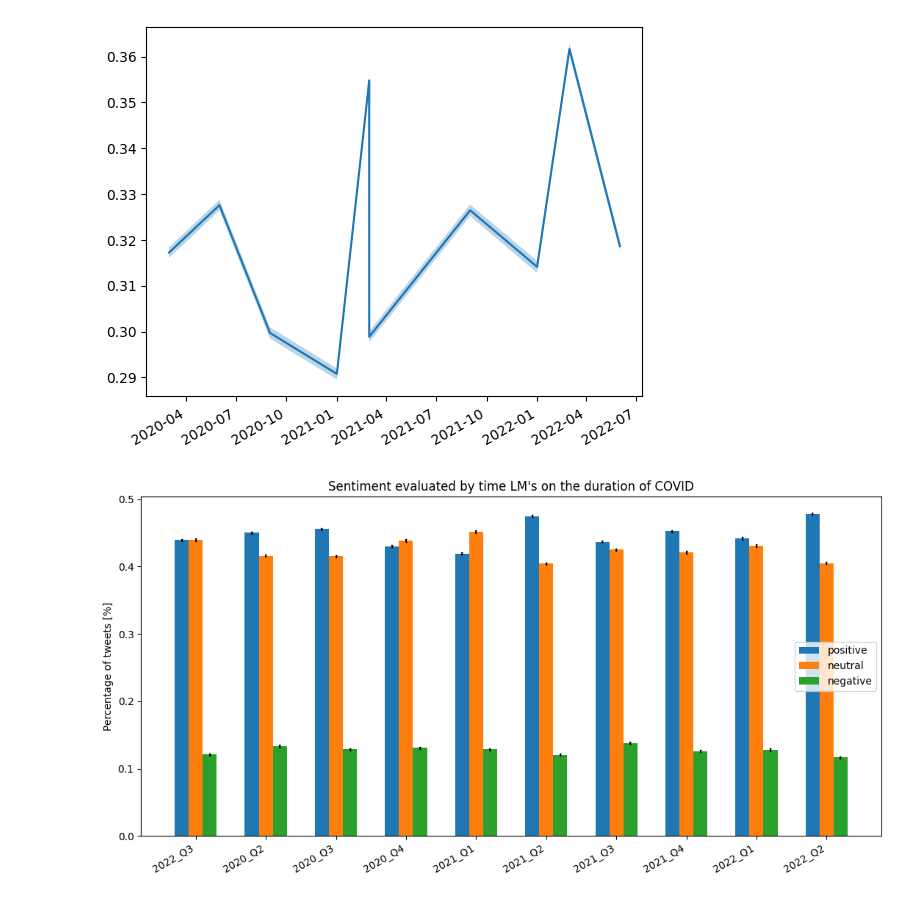
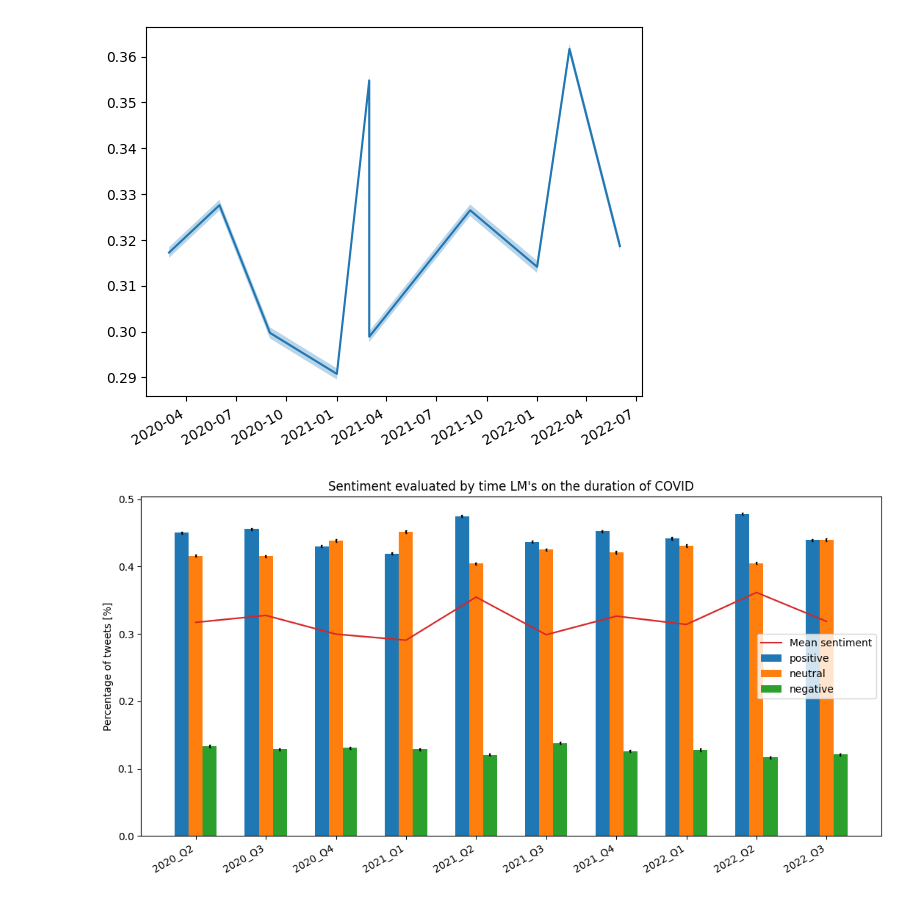
Before and after one commit to Magdk01/Twitter-Emotion-Covid-Project, a Jupyter notebook: sentiment_evaluation/eval_time_lm/basic_evaluation.ipynb, the cells around one changed output. Saved outputs shown, nothing was run; the diff lists cells and outputs as text; code cells hidden in the pictures.

Commit message:
fixed a few issues on plots

```diff
--- a/sentiment_evaluation/eval_time_lm/basic_evaluation.ipynb
+++ b/sentiment_evaluation/eval_time_lm/basic_evaluation.ipynb
@@ -179,14 +179,14 @@ for file in files:
     ci = 1.96 * np.std(f_data['sentiment']) / np.sqrt(len(f_data['sentiment']))
     prosessed_data.append({'date': dates[file], 'sentiment': f_data['sentiment'].mean(), 'ci': ci})
 
-prosessed_data = pd.DataFrame(prosessed_data)
+prosessed_data_mean = pd.DataFrame(prosessed_data)
 # %%
-prosessed_data.sort_values(by="date", inplace=True)
-senti = prosessed_data['sentiment']
-ci = prosessed_data['ci']
+prosessed_data_mean.sort_values(by="date", inplace=True)
+senti = prosessed_data_mean['sentiment']
+ci = prosessed_data_mean['ci']
 
-plt.plot(prosessed_data['date'], prosessed_data['sentiment'])
-plt.fill_between(prosessed_data['date'], (senti-ci), (senti+ci), alpha=.3)
+plt.plot(prosessed_data_mean['date'], prosessed_data_mean['sentiment'])
+plt.fill_between(prosessed_data_mean['date'], (senti-ci), (senti+ci), alpha=.3)
 plt.xticks(rotation=30, ha='right')
 plt.show()
 # %% [output]
@@ -228,20 +228,27 @@ for file in files:
 
 prosessed_data = pd.DataFrame(prosessed_data)
 # %%
+prosessed_data.sort_values(by='stamp', inplace = True)
+
 bar_width = .2
 x_axis = np.arange(len(prosessed_data))
 
 plt.figure(figsize=(13,6))
 
 plt.bar(x_axis - bar_width, prosessed_data['positive'], width=bar_width, label="positive", yerr = prosessed_data["ci_positive"], capsize=1)
 plt.bar(x_axis, prosessed_data['neutral'] , width=bar_width, label="neutral", yerr = prosessed_data["ci_positive"], capsize=1)
 plt.bar(x_axis + bar_width, prosessed_data['negative'], width=bar_width, label="negative", yerr = prosessed_data["ci_positive"], capsize=1)
 
+senti = prosessed_data_mean['sentiment']
+ci = prosessed_data_mean['ci']
+plt.plot(x_axis, senti, label="Mean sentiment")
+plt.fill_between(x_axis, (senti-ci), (senti+ci), alpha=.3)
+
 plt.legend()
 plt.xticks(x_axis, prosessed_data['stamp'], rotation=30, ha='right')
 plt.title("Sentiment evaluated by time LM's on the duration of COVID")
 plt.ylabel("Percentage of tweets [%]")
 
 plt.show()
 # %% [output]
-[figure, old version]
+[figure, new version]
```
Also changed, not shown: parts of 1 cell of this notebook.
